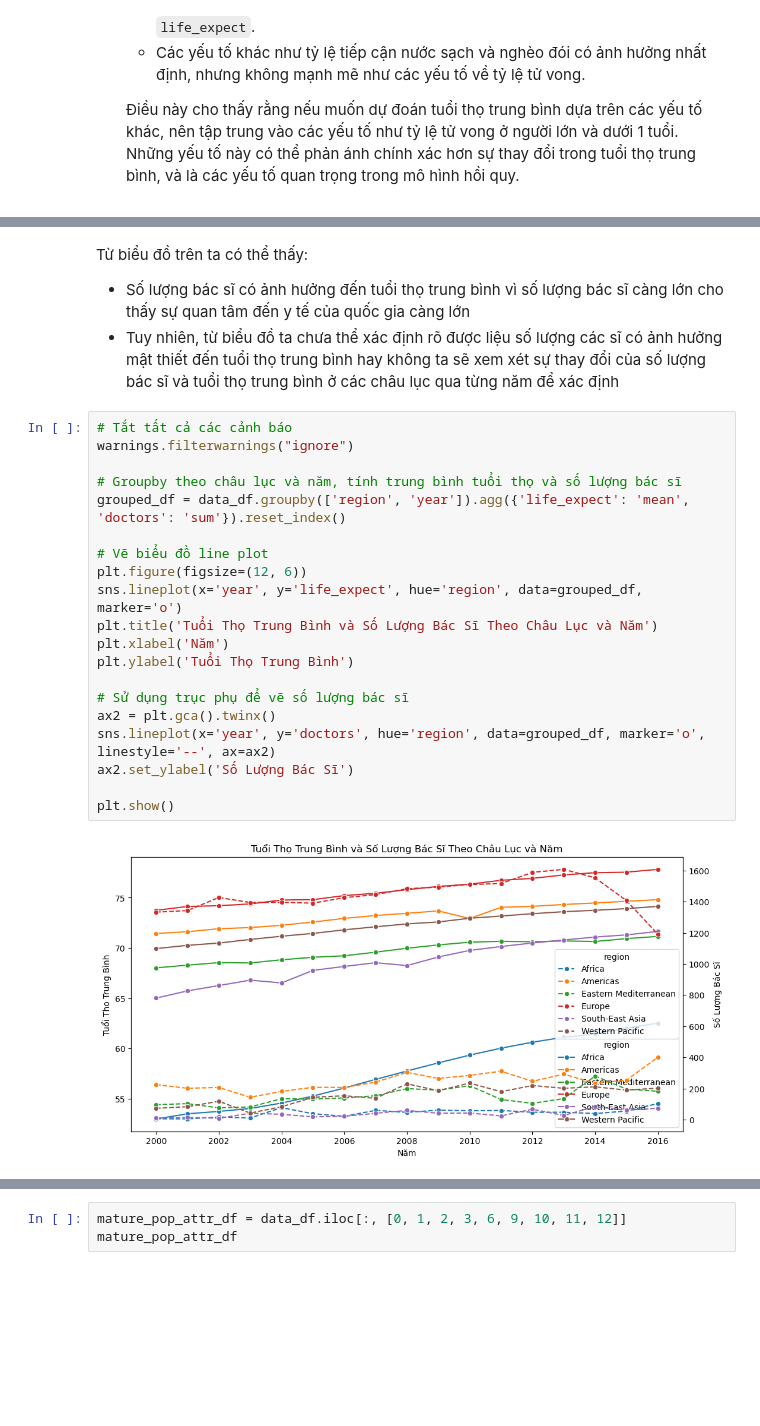
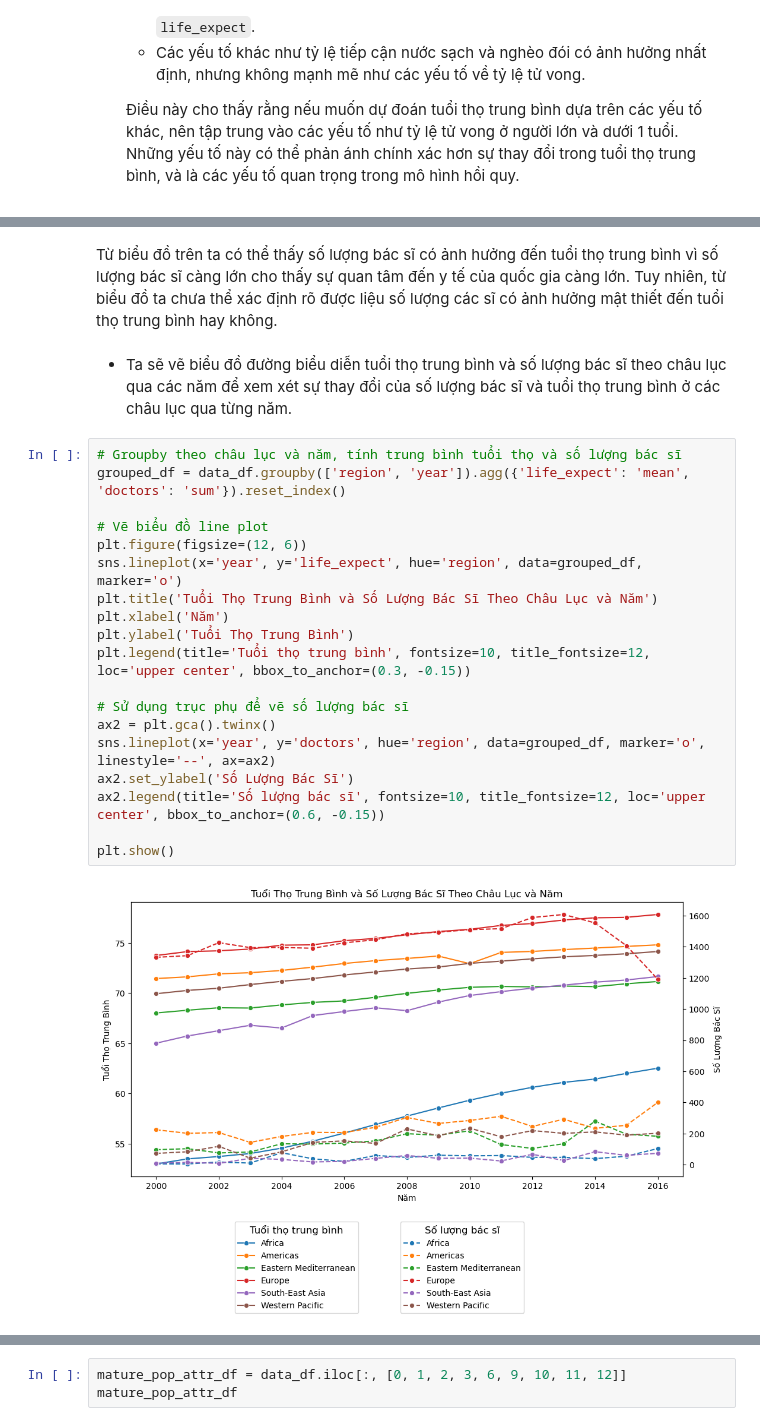
Before and after one commit to asde3458/P4DS, a Jupyter notebook: Source/Question.ipynb, the cells around one changed output, grey strips where cells are left out. Drawn from its saved outputs; the diff is of its cells as text; blank space fills up the shorter version.

```diff
--- a/Source/Question.ipynb
+++ b/Source/Question.ipynb
@@ -562,28 +501,27 @@ plt.show()
 # %% [markdown]
-Từ biểu đồ trên ta có thể thấy:
-- Số lượng bác sĩ có ảnh hưởng đến tuổi thọ trung bình vì số lượng bác sĩ càng lớn cho thấy sự quan tâm đến y tế của quốc gia càng lớn
-- Tuy nhiên, từ biểu đồ ta chưa thể xác định rõ được liệu số lượng các sĩ có ảnh hưởng mật thiết đến tuổi thọ trung bình hay không ta sẽ xem xét sự thay đổi của số lượng bác sĩ và tuổi thọ trung bình ở các châu lục qua từng năm để xác định
+Từ biểu đồ trên ta có thể thấy số lượng bác sĩ có ảnh hưởng đến tuổi thọ trung bình vì số lượng bác sĩ càng lớn cho thấy sự quan tâm đến y tế của quốc gia càng lớn. Tuy nhiên, từ biểu đồ ta chưa thể xác định rõ được liệu số lượng các sĩ có ảnh hưởng mật thiết đến tuổi thọ trung bình hay không.
+# %% [markdown]
+- Ta sẽ vẽ biểu đồ đường biểu diễn tuổi thọ trung bình và số lượng bác sĩ theo châu lục qua các năm để xem xét sự thay đổi của số lượng bác sĩ và tuổi thọ trung bình ở các châu lục qua từng năm.
 # %%
-# Tắt tất cả các cảnh báo
-warnings.filterwarnings("ignore")
-
 # Groupby theo châu lục và năm, tính trung bình tuổi thọ và số lượng bác sĩ
 grouped_df = data_df.groupby(['region', 'year']).agg({'life_expect': 'mean', 'doctors': 'sum'}).reset_index()
 
 # Vẽ biểu đồ line plot
 plt.figure(figsize=(12, 6))
 sns.lineplot(x='year', y='life_expect', hue='region', data=grouped_df, marker='o')
 plt.title('Tuổi Thọ Trung Bình và Số Lượng Bác Sĩ Theo Châu Lục và Năm')
 plt.xlabel('Năm')
 plt.ylabel('Tuổi Thọ Trung Bình')
+plt.legend(title='Tuổi thọ trung bình', fontsize=10, title_fontsize=12, loc='upper center', bbox_to_anchor=(0.3, -0.15))
 
 # Sử dụng trục phụ để vẽ số lượng bác sĩ
 ax2 = plt.gca().twinx()
 sns.lineplot(x='year', y='doctors', hue='region', data=grouped_df, marker='o', linestyle='--', ax=ax2)
 ax2.set_ylabel('Số Lượng Bác Sĩ')
+ax2.legend(title='Số lượng bác sĩ', fontsize=10, title_fontsize=12, loc='upper center', bbox_to_anchor=(0.6, -0.15))
 
 plt.show()
 # %% [output]
-[figure, old version]
+[figure, new version]
 # %% [markdown]
 Dựa vào đồ thị trên ta có thể thấy được:
```
Also changed, not shown: parts of 59 cells of this notebook, 2 other files.
